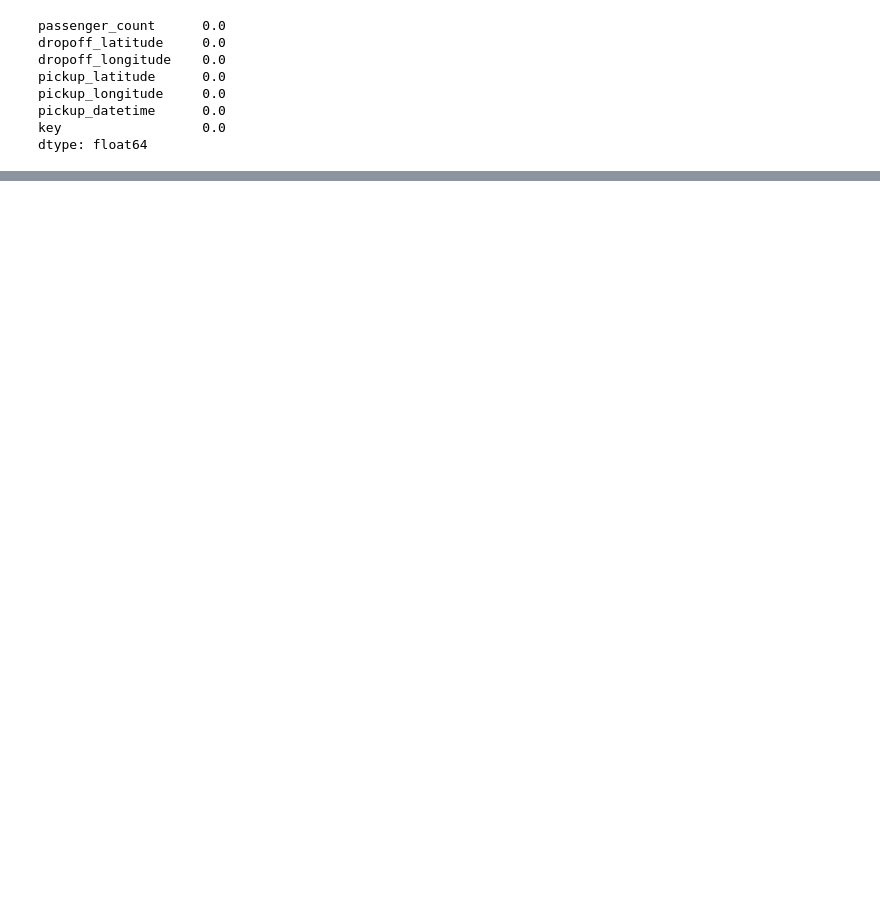
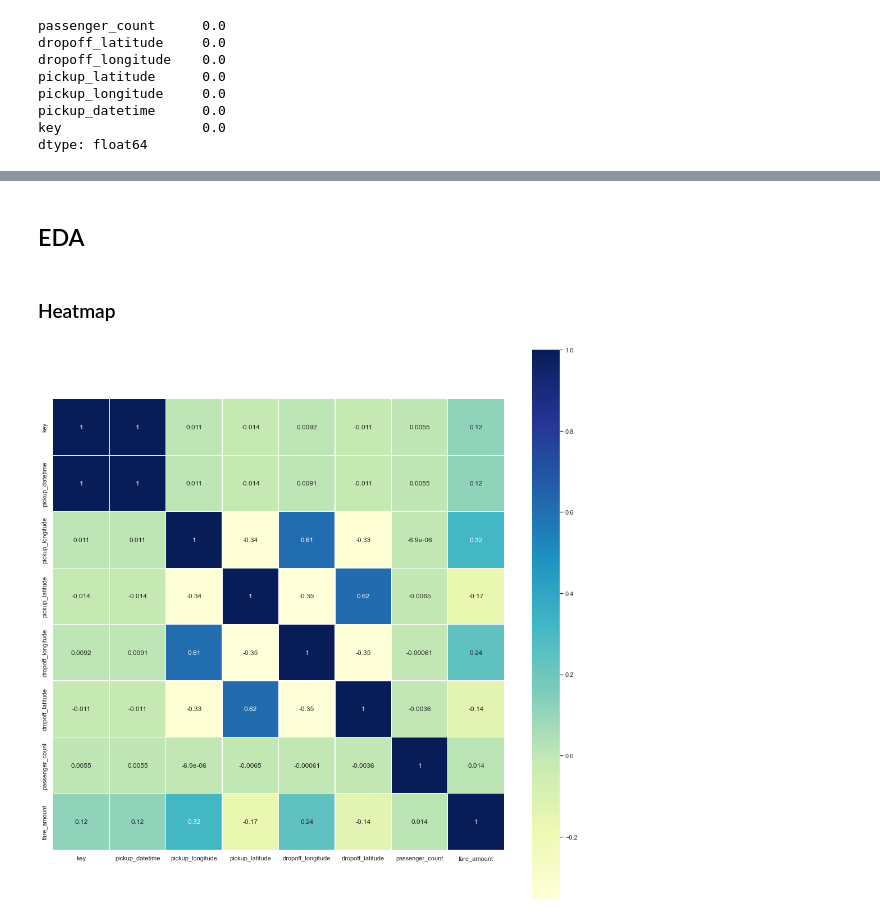
Before and after one commit to Jeothen/Kaggle, a Jupyter notebook: NYC_Taxi_Fare/Project.ipynb, the cells around one changed output, grey strips where cells are left out. Saved outputs shown, nothing was run; the diff lists cells and outputs as text; code cells hidden in the pictures; blank space fills up the shorter version.

Commit message:
complete columns - next : apply algorithm and analysis

```diff
--- a/NYC_Taxi_Fare/Project.ipynb
+++ b/NYC_Taxi_Fare/Project.ipynb
@@ -165,0 +191,20 @@ df_train = df_train.dropna(axis=0)
+# %% [markdown]
+## EDA
+# %% [markdown]
+### Heatmap
+# %%
+st = df_train.apply(LabelEncoder().fit_transform)
+# %%
+sns.set(color_codes=True)
+plt.figure(figsize=(18, 18))
+
+sns.heatmap(st.astype(float).corr(),
+            linewidths=0.2,
+            square=True,
+            linecolor='white',
+            annot=True,
+            cmap="YlGnBu"
+           )
+plt.show()
+# %% [output]
+[figure, added]
```
Also changed, not shown: parts of 10 cells of this notebook.
